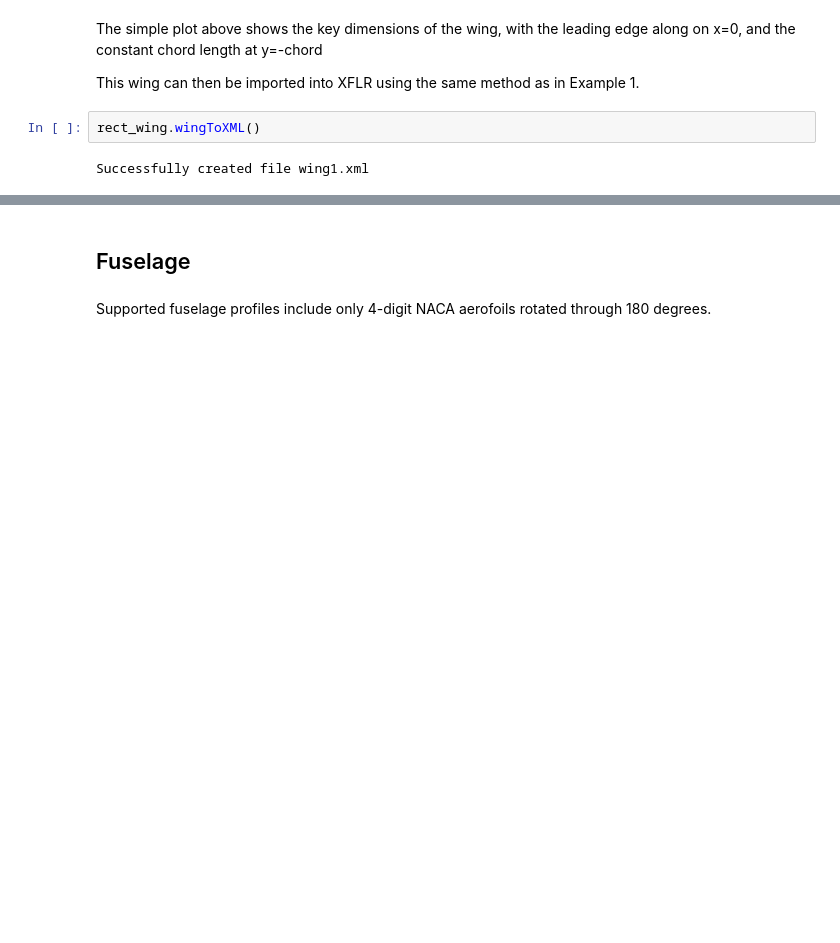
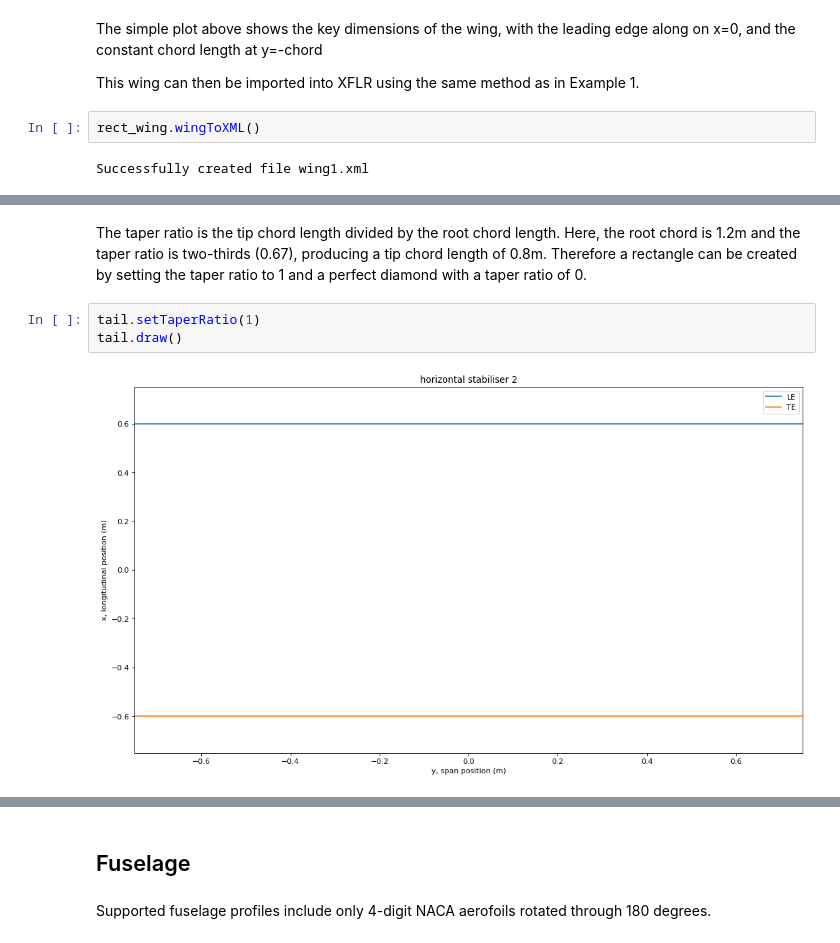
Before and after one commit to EliotDucky/AC2XFLR, a Jupyter notebook: Demo.ipynb, the cells around one changed output, grey strips where cells are left out. Drawn from its saved outputs; the diff is of its cells as text; blank space fills up the shorter version.

```diff
--- a/Demo.ipynb
+++ b/Demo.ipynb
@@ -91,0 +112,7 @@ Successfully created file wing1.xml
+# %% [markdown]
+The taper ratio is the tip chord length divided by the root chord length. Here, the root chord is 1.2m and the taper ratio is two-thirds (0.67), producing a tip chord length of 0.8m. Therefore a rectangle can be created by setting the taper ratio to 1 and a perfect diamond with a taper ratio of 0.
+# %%
+tail.setTaperRatio(1)
+tail.draw()
+# %% [output]
+[figure, added]
```
Also changed, not shown: parts of 6 cells of this notebook, 1 other file.
